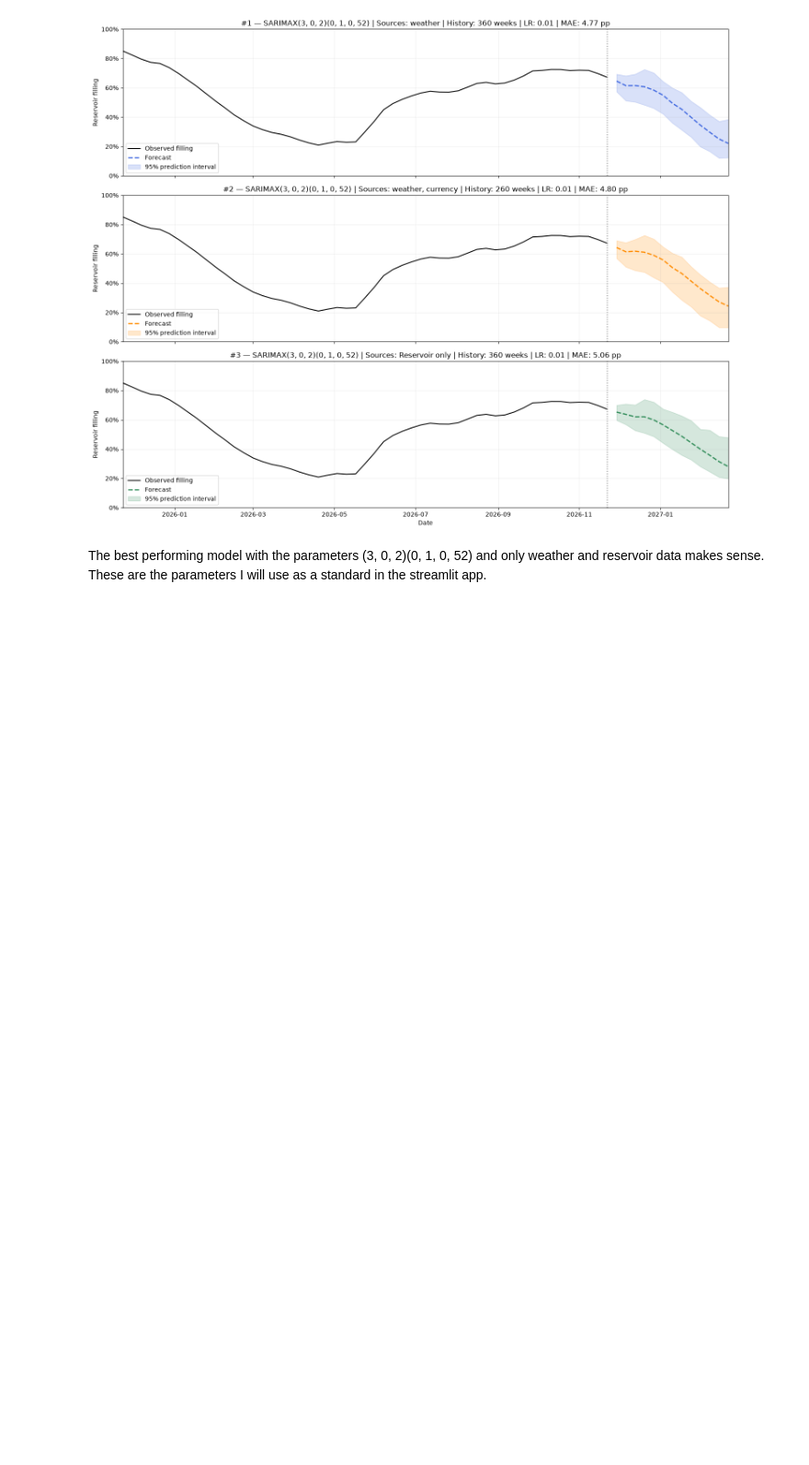
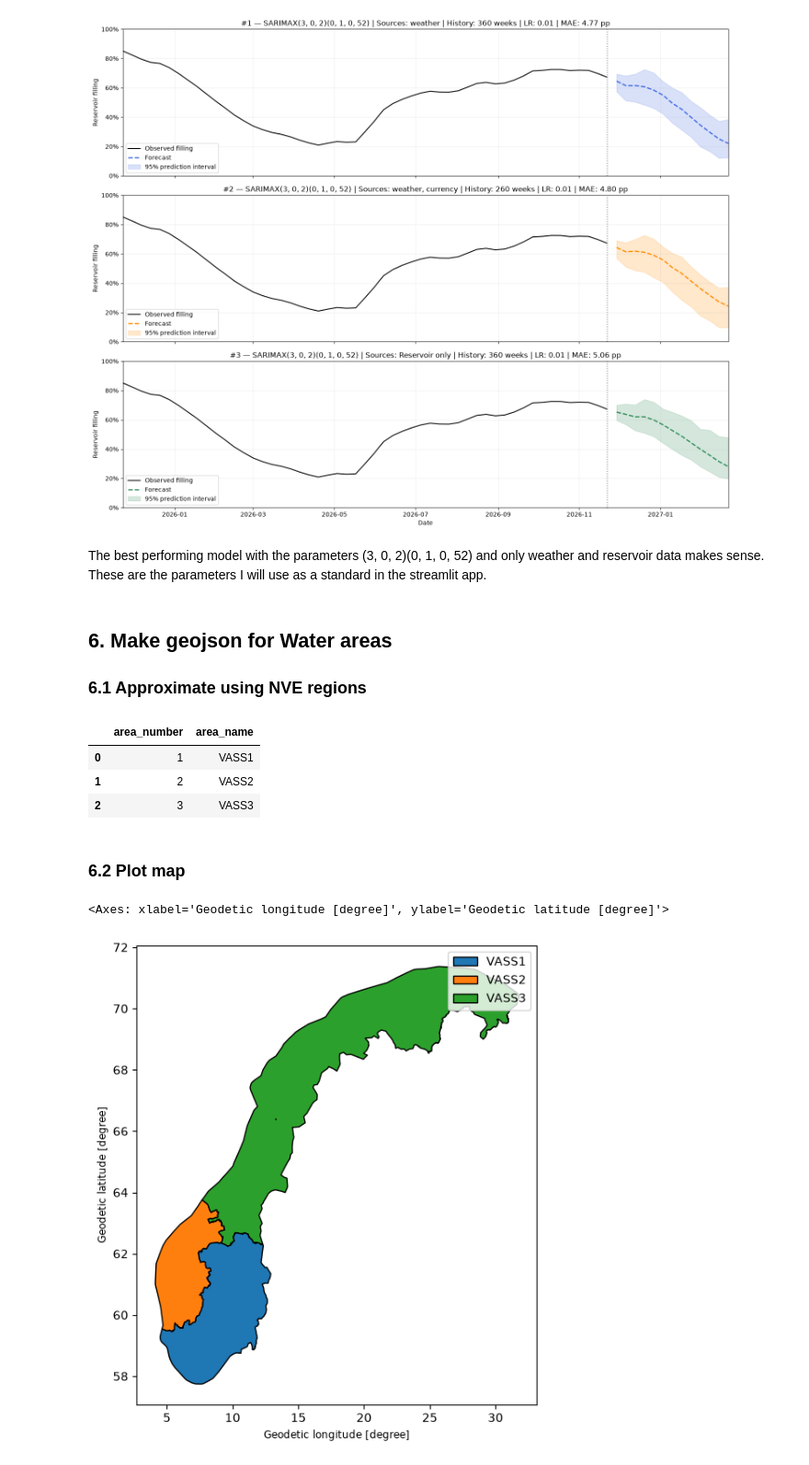
Before and after one commit to IngeGiljeGunnarshaug/ind320-inge-gilje-gunnarshaug, a Jupyter notebook: notebooks/assignment4.ipynb, the cells around one changed output. Shown at 92% size. Drawn from its saved outputs; the diff is of its cells as text; code cells hidden in the pictures; blank space fills up the shorter version.

```diff
--- a/notebooks/assignment4.ipynb
+++ b/notebooks/assignment4.ipynb
@@ -1233,4 +1235,65 @@ plt.show()
 [figure]
 # %% [markdown]
 The best performing model with the parameters (3, 0, 2)(0, 1, 0, 52) and only weather and reservoir data makes sense. These are the parameters I will use as a standard in the streamlit app.
+# %% [markdown]
+## 6. Make geojson for Water areas
+### 6.1 Approximate using NVE regions
+# %%
+DATA_DIR = Path("../data")
+
+# Load existing NVE geographical regions.
+regions = gpd.read_file(
+    DATA_DIR / "precipitation.geojson"
+)
+
+# Approximate VASS areas using NVE regions.
+VASS_MAPPING = {
+    "RØ": 1,
+    "RS": 1,
+    "RV": 2,
+    "RM": 3,
+    "RN": 3
+}
+
+regions["area_number"] = regions["REGION"].map(
+    VASS_MAPPING
+)
+
+# Merge polygons belonging to the same water area.
+water = regions[["area_number", "geometry"]].dissolve(
+    by="area_number",
+    as_index=False
+)
+
+water["area_name"] = water["area_number"].map({
+    1: "VASS1",
+    2: "VASS2",
+    3: "VASS3"
+})
+
+# Save geographical boundaries.
+water.to_crs(epsg=4326).to_file(
+    DATA_DIR / "water.geojson",
+    driver="GeoJSON"
+)
+
+display(water.drop(columns="geometry"))
+# %% [output]
+|  | area_number | area_name |
+| 0 | 1 | VASS1 |
+| 1 | 2 | VASS2 |
+| 2 | 3 | VASS3 |
+# %% [markdown]
+### 6.2 Plot map
+# %%
+water.plot(
+    column="area_name",
+    categorical=True,
+    legend=True,
+    edgecolor="black",
+    figsize=(6, 10)
+)
+# %% [output]
+<Axes: xlabel='Geodetic longitude [degree]', ylabel='Geodetic latitude [degree]'>
+[figure, added]
 # %% [markdown]
```
Also changed, not shown: parts of 5 cells of this notebook, 1 other file.
